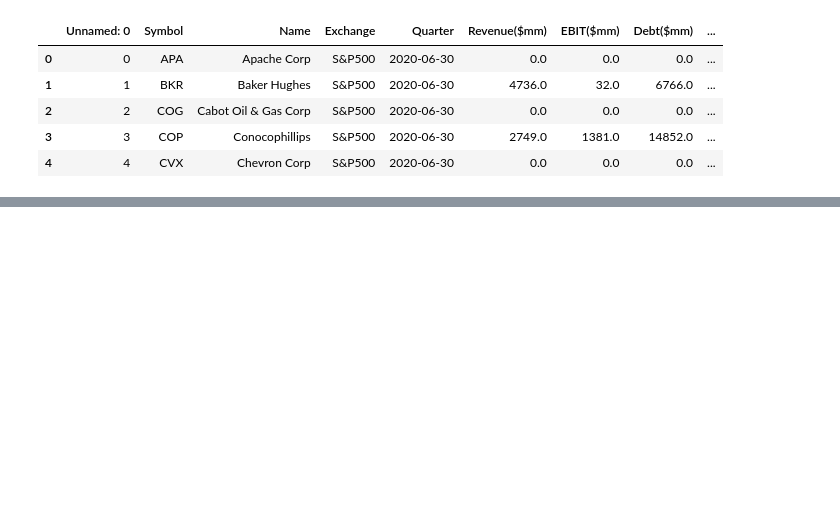
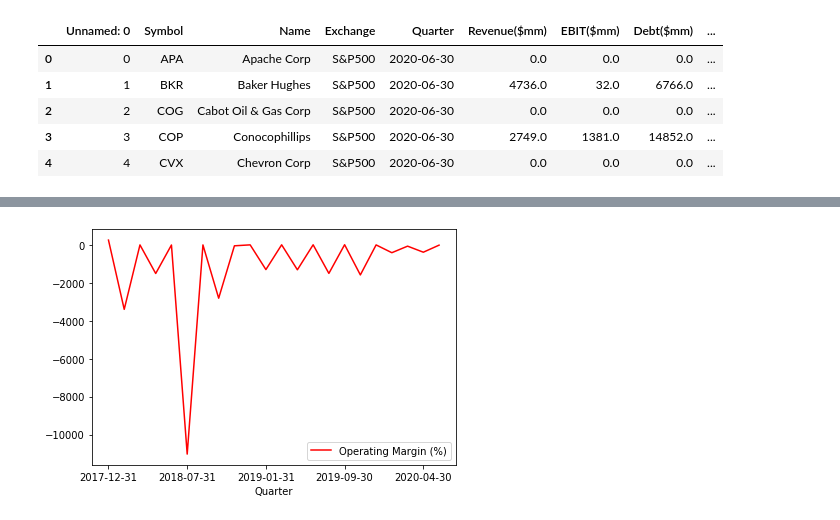
Before and after one commit to dsc55704973/project_one, a Jupyter notebook: developer/Daniel Carrillo's Work/visualizations_.ipynb, the cells around one changed output, grey strips where cells are left out. Cells and saved outputs as stored; diff of their text form; code cells hidden in the pictures; blank space fills up the shorter version.

```diff
--- a/developer/Daniel Carrillo's Work/visualizations_.ipynb
+++ b/developer/Daniel Carrillo's Work/visualizations_.ipynb
@@ -41,0 +73,7 @@ df.head()
+# %%
+# average operating margin over time visualization
+quarterly_dividend_payout=pd.DataFrame(quarterly_dict['Average Quarterly Operating Margin (%)'])
+quarterly_dividend_payout.plot(kind='line',color='r')
+plt.tight_layout()
+# %% [output]
+[figure, added]
```
Also changed, not shown: parts of 6 cells of this notebook.
